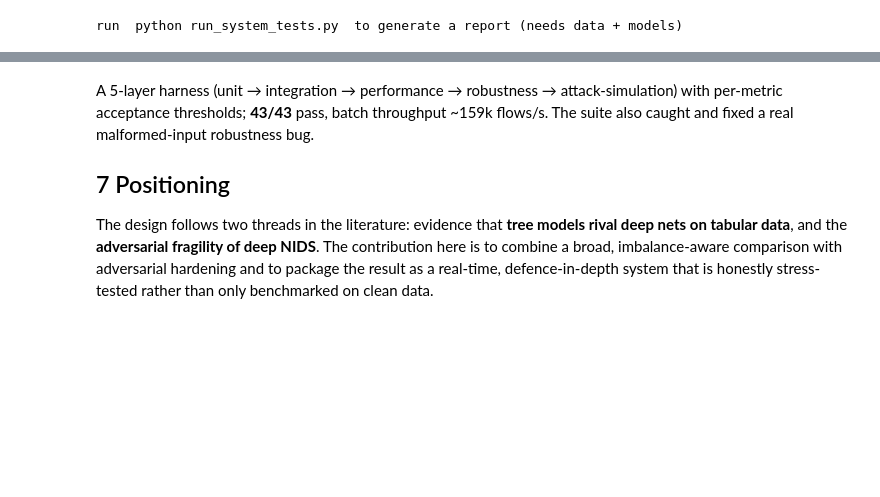
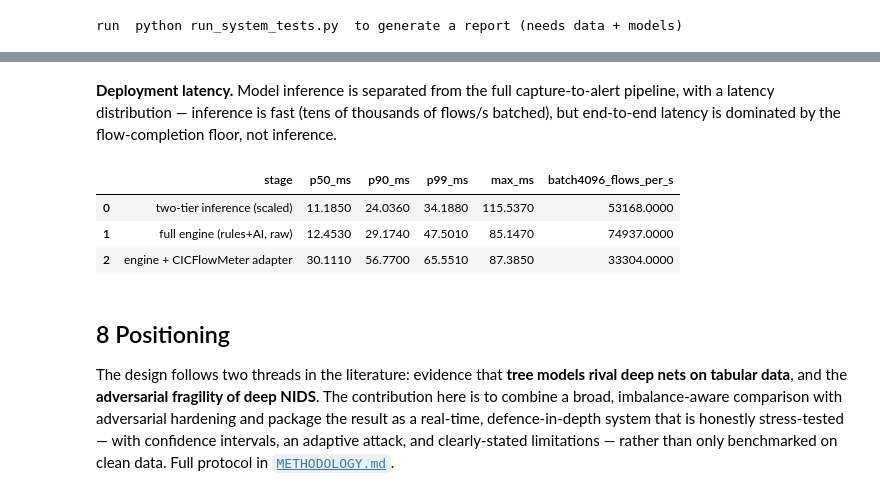
Before and after one commit to Shruck-zhang/adversarial-robust-nids, a Jupyter notebook: notebooks/technical_walkthrough.ipynb, the cells around one changed output, grey strips where cells are left out. Saved outputs shown, nothing was run; the diff lists cells and outputs as text; code cells hidden in the pictures; blank space fills up the shorter version.

```diff
--- a/notebooks/technical_walkthrough.ipynb
+++ b/notebooks/technical_walkthrough.ipynb
@@ -168,12 +220,20 @@ run  python run_system_tests.py  to generate a report (needs data + models)
+# %% [markdown]
+**Deployment latency.** Model inference is separated from the full capture-to-alert
+pipeline, with a latency distribution — inference is fast (tens of thousands of flows/s
+batched), but end-to-end latency is dominated by the flow-completion floor, not inference.
+# %%
+display(table("deployment_latency.csv"))
+# %% [output]
+|  | stage | p50_ms | p90_ms | p99_ms | max_ms | batch4096_flows_per_s |
+| 0 | two-tier inference (scaled) | 11.1850 | 24.0360 | 34.1880 | 115.5370 | 53168.0000 |
+| 1 | full engine (rules+AI, raw) | 12.4530 | 29.1740 | 47.5010 | 85.1470 | 74937.0000 |
+| 2 | engine + CICFlowMeter adapter | 30.1110 | 56.7700 | 65.5510 | 87.3850 | 33304.0000 |
 # %% [markdown]
-A 5-layer harness (unit → integration → performance → robustness → attack-simulation)
-with per-metric acceptance thresholds; **43/43** pass, batch throughput ~159k flows/s.
-The suite also caught and fixed a real malformed-input robustness bug.
-
-## 7  Positioning
+## 8  Positioning
 
 The design follows two threads in the literature: evidence that **tree models rival deep
 nets on tabular data**, and the **adversarial fragility of deep NIDS**. The contribution
-here is to combine a broad, imbalance-aware comparison with adversarial hardening and to
+here is to combine a broad, imbalance-aware comparison with adversarial hardening and
 package the result as a real-time, defence-in-depth system that is honestly stress-tested
-rather than only benchmarked on clean data.
+— with confidence intervals, an adaptive attack, and clearly-stated limitations — rather
+than only benchmarked on clean data. Full protocol in [`METHODOLOGY.md`](../METHODOLOGY.md).
```
Also changed, not shown: parts of 10 cells of this notebook, 22 other files.
